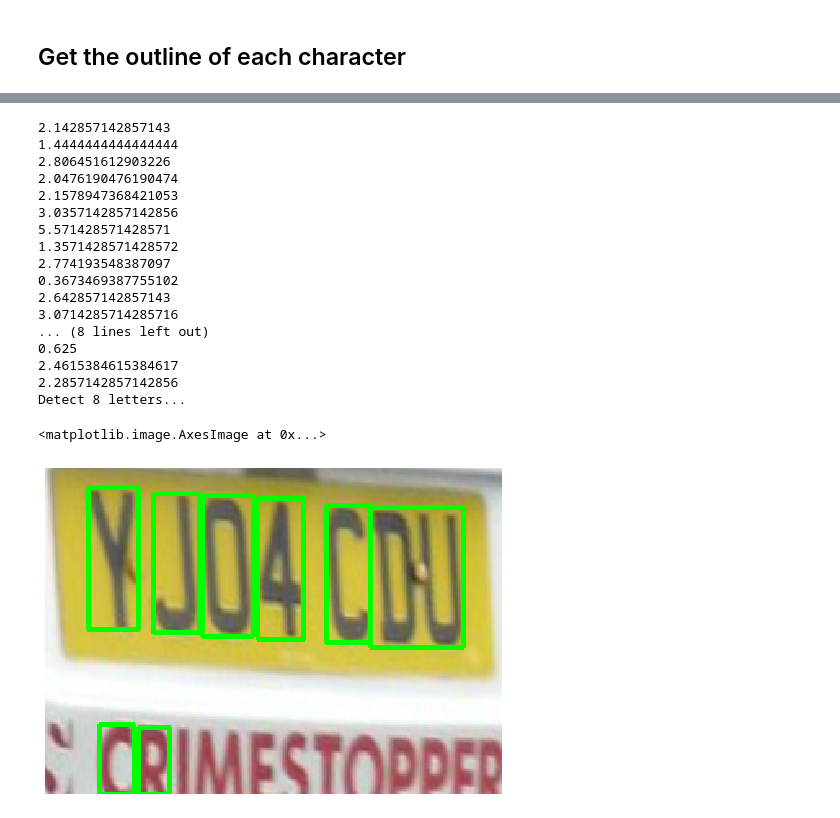
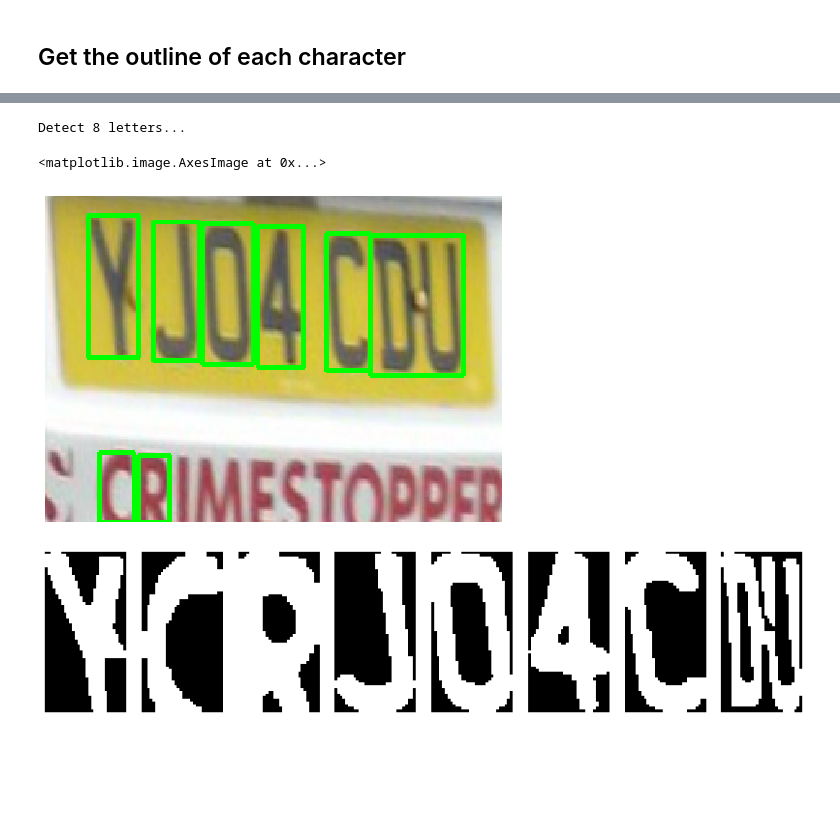
Before and after one commit to jwillow19/license-plate-detection-recognition, a Jupyter notebook: Character_Segmentation.ipynb, the cells around one changed output, grey strips where cells are left out. Saved outputs shown, nothing was run; the diff lists cells and outputs as text; code cells hidden in the pictures; blank space fills up the shorter version.

Commit message:
character preprocessing and data splitting

```diff
--- a/Character_Segmentation.ipynb
+++ b/Character_Segmentation.ipynb
@@ -136,12 +136,13 @@ digit_w, digit_h = 30, 60
 
 '''
 Loops through the contours list (now with bbox) and map bbox to image
+Script saves binary image for each character in crop_characters
 NOTE: need to modify bbox_height, width ratio and bbox_height & im_height ratio
 '''
 for c in sort_contours(contour):
     (x, y, w, h) = cv2.boundingRect(c)
     ratio = h/w
-    print(ratio)
+    # print(ratio)
 
     # Select contours that satisfy both conditions
     if 1<=ratio<=5 and h/im.shape[0]>=0.2:
@@ -151,7 +152,7 @@ for c in sort_contours(contour):
             # Seperate number and give prediction
             curr_num = im_dilated7[y:y+h,x:x+w]
             curr_num = cv2.resize(curr_num, dsize=(digit_w, digit_h))
-            _, curr_num = cv2.threshold(curr_num, 220, 255, cv2.THRESH_BINARY + cv2.THRESH_OTSU)
+            _, curr_num = cv2.threshold(curr_num, 220, 255, cv2.THRESH_BINARY)
             crop_characters.append(curr_num)
 
 print("Detect {} letters...".format(len(crop_characters)))
@@ -160,22 +161,17 @@ plt.axis(False)
 plt.imshow(test_roi)
 #plt.savefig('grab_digit_contour.png',dpi=300)
 # %% [output]
-2.142857142857143
-1.4444444444444444
-2.806451612903226
-2.0476190476190474
-2.1578947368421053
-3.0357142857142856
-5.571428571428571
-1.3571428571428572
-2.774193548387097
-0.3673469387755102
-2.642857142857143
-3.0714285714285716
-... (8 lines left out)
-0.625
-2.4615384615384617
-2.2857142857142856
 Detect 8 letters...
 <matplotlib.image.AxesImage at 0x...>
 [figure]
+# %%
+fig = plt.figure(figsize=(14,4))
+grid = gridspec.GridSpec(ncols=len(crop_characters),nrows=1,figure=fig)
+
+for i in range(len(crop_characters)):
+    fig.add_subplot(grid[i])
+    plt.axis(False)
+    plt.imshow(crop_characters[i],cmap="gray")
+#plt.savefig("segmented_leter.png",dpi=300)
+# %% [output]
+[figure, added]
```
Also changed, not shown: parts of 1 cell of this notebook, 4 other files.
